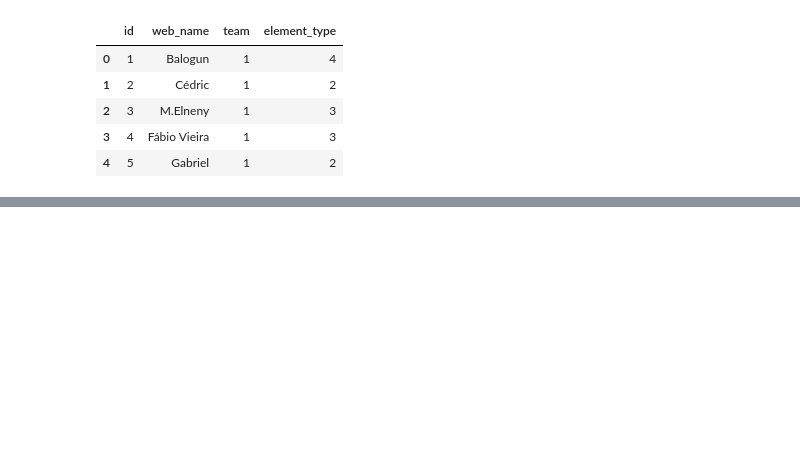
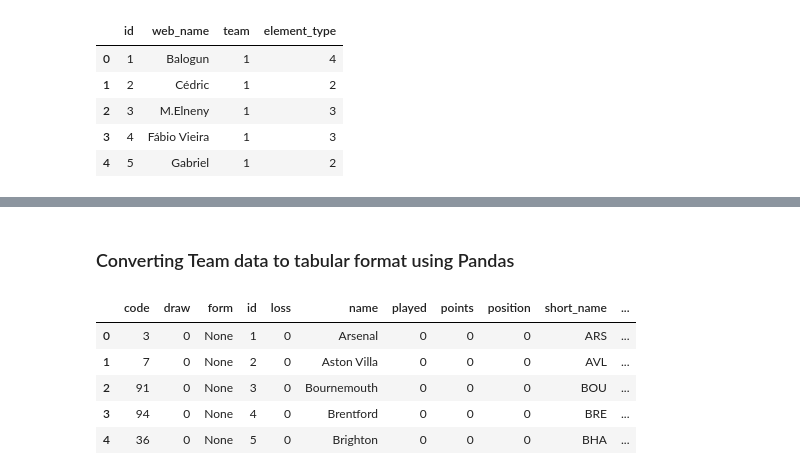
Before and after one commit to In-Data-We-Trust/IDWT-All-Things-SQL-And-Python-And-Code, a Jupyter notebook: Python_Reference/FPL_Prototype.ipynb, the cells around one changed output, grey strips where cells are left out. Cells and saved outputs as stored; diff of their text form; code cells hidden in the pictures; blank space fills up the shorter version.

```diff
--- a/Python_Reference/FPL_Prototype.ipynb
+++ b/Python_Reference/FPL_Prototype.ipynb
@@ -130,0 +139,6 @@ players_all_df[['id', 'web_name', 'team', 'element_type']].head()
+# %%
+# Storing only elements data for players_all
+teams_all = bootstrap_status_request_all['teams']
+
+# Showing only Team record in position 1 - Arsenal - you can see here the id matches the player from earlier
+pprint(teams_all[0])
@@ -130,0 +163,17 @@ players_all_df[['id', 'web_name', 'team', 'element_type']].head()
+# %% [markdown]
+### Converting Team data to tabular format using Pandas
+# %%
+# Creating Team data frame from teams_all
+
+teams_all_df = pd.json_normalize(teams_all)
+
+
+# Displaying all columns from players dataframe
+teams_all_df.head()
+# %% [output]
+|  | code | draw | form | id | loss | name | played | points | position | short_name | ... |
+| 0 | 3 | 0 | None | 1 | 0 | Arsenal | 0 | 0 | 0 | ARS | ... |
+| 1 | 7 | 0 | None | 2 | 0 | Aston Villa | 0 | 0 | 0 | AVL | ... |
+| 2 | 91 | 0 | None | 3 | 0 | Bournemouth | 0 | 0 | 0 | BOU | ... |
+| 3 | 94 | 0 | None | 4 | 0 | Brentford | 0 | 0 | 0 | BRE | ... |
+| 4 | 36 | 0 | None | 5 | 0 | Brighton | 0 | 0 | 0 | BHA | ... |
```
Also changed, not shown: parts of 15 cells of this notebook.
